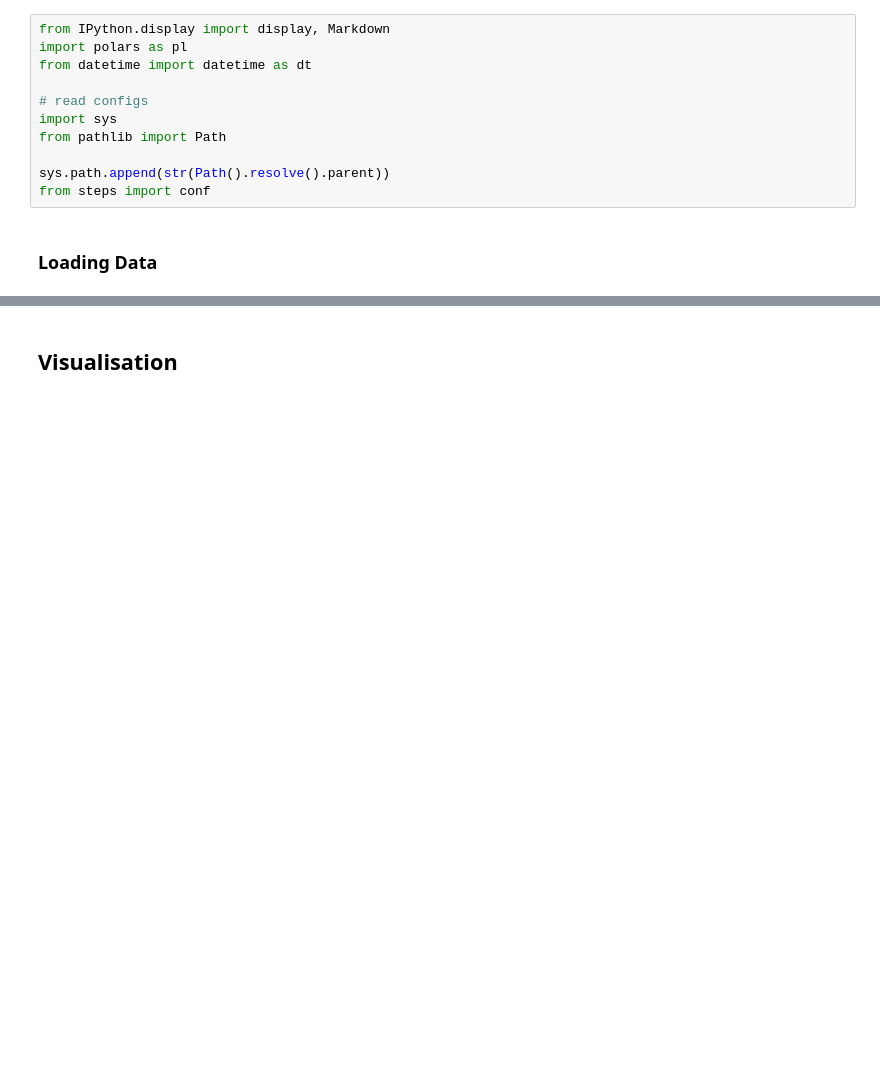
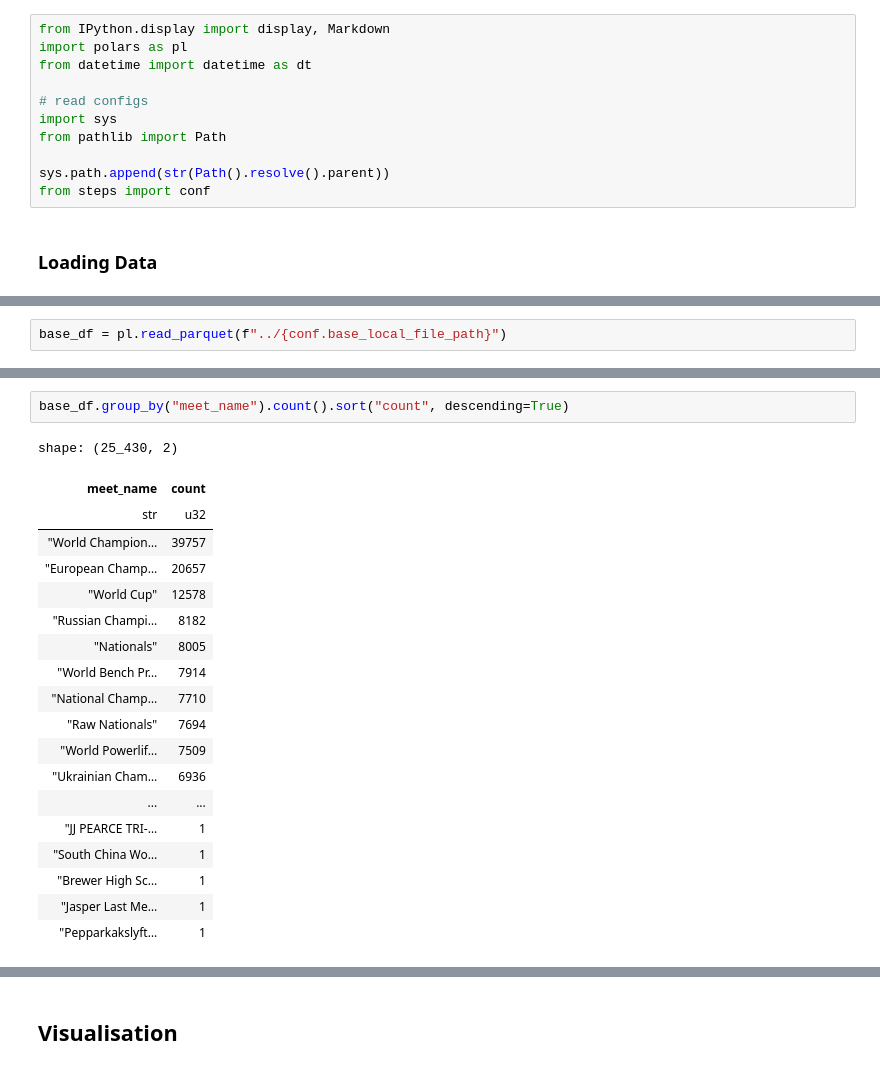
Before and after one commit to namtonthat/powerlifting-ml-progress, a Jupyter notebook: notebooks/etl-polars.ipynb, the cells around one changed output, grey strips where cells are left out. Cells and saved outputs as stored; diff of their text form; blank space fills up the shorter version.

Commit message:
Adds base layer with common_io

```diff
--- a/notebooks/etl-polars.ipynb
+++ b/notebooks/etl-polars.ipynb
@@ -202,0 +18,2 @@ shape: (13, 39)
+# %%
+base_df = pl.read_parquet(f"../{conf.base_local_file_path}")
@@ -202,0 +40,22 @@ shape: (13, 39)
+# %%
+base_df.group_by("meet_name").count().sort("count", descending=True)
+# %% [output]
+shape: (25_430, 2)
+| meet_name | count |
+| str | u32 |
+| "World Champion… | 39757 |
+| "European Champ… | 20657 |
+| "World Cup" | 12578 |
+| "Russian Champi… | 8182 |
+| "Nationals" | 8005 |
+| "World Bench Pr… | 7914 |
+| "National Champ… | 7710 |
+| "Raw Nationals" | 7694 |
+| "World Powerlif… | 7509 |
+| "Ukrainian Cham… | 6936 |
+| ... | ... |
+| "JJ PEARCE TRI-… | 1 |
+| "South China Wo… | 1 |
+| "Brewer High Sc… | 1 |
+| "Jasper Last Me… | 1 |
+| "Pepparkakslyft… | 1 |
```
Also changed, not shown: parts of 9 cells of this notebook, 9 other files.
